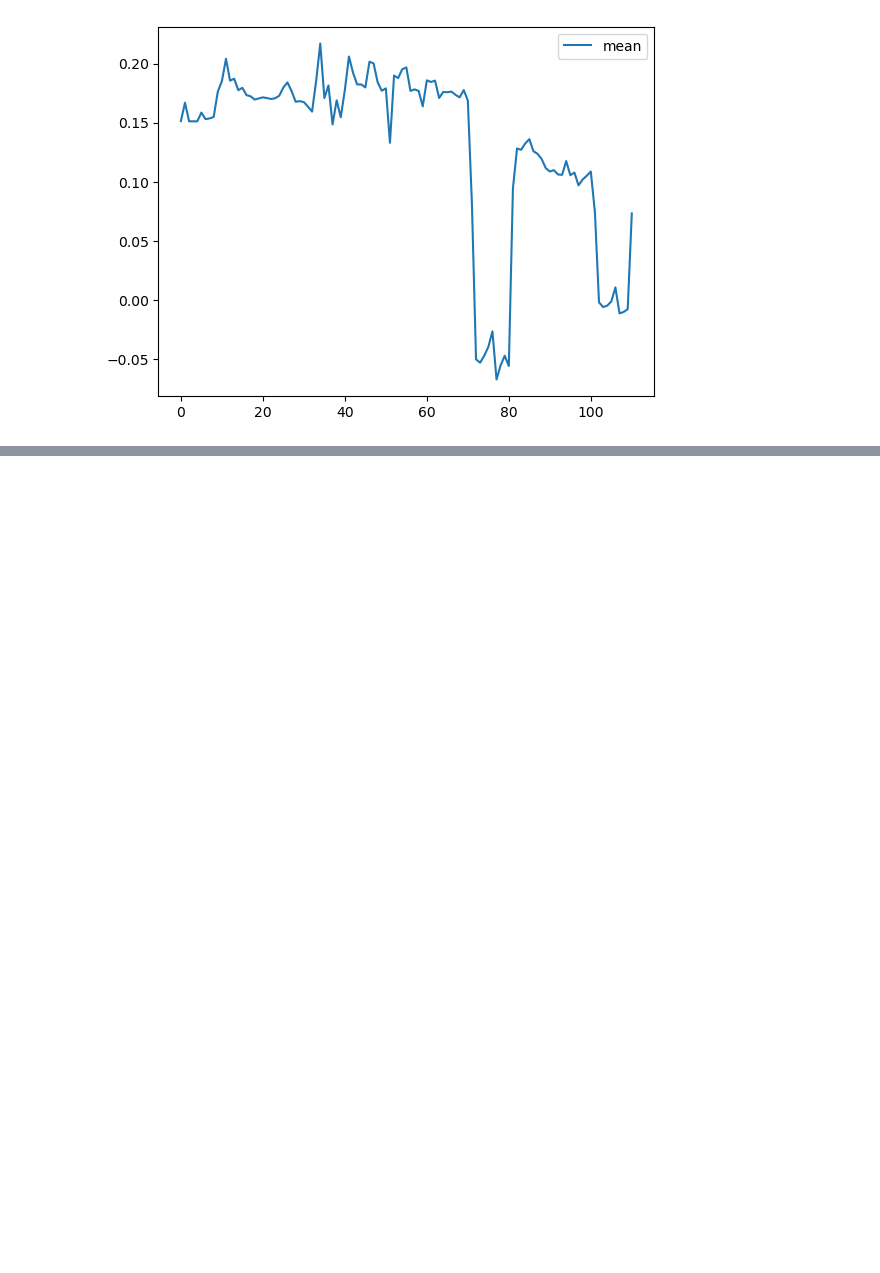
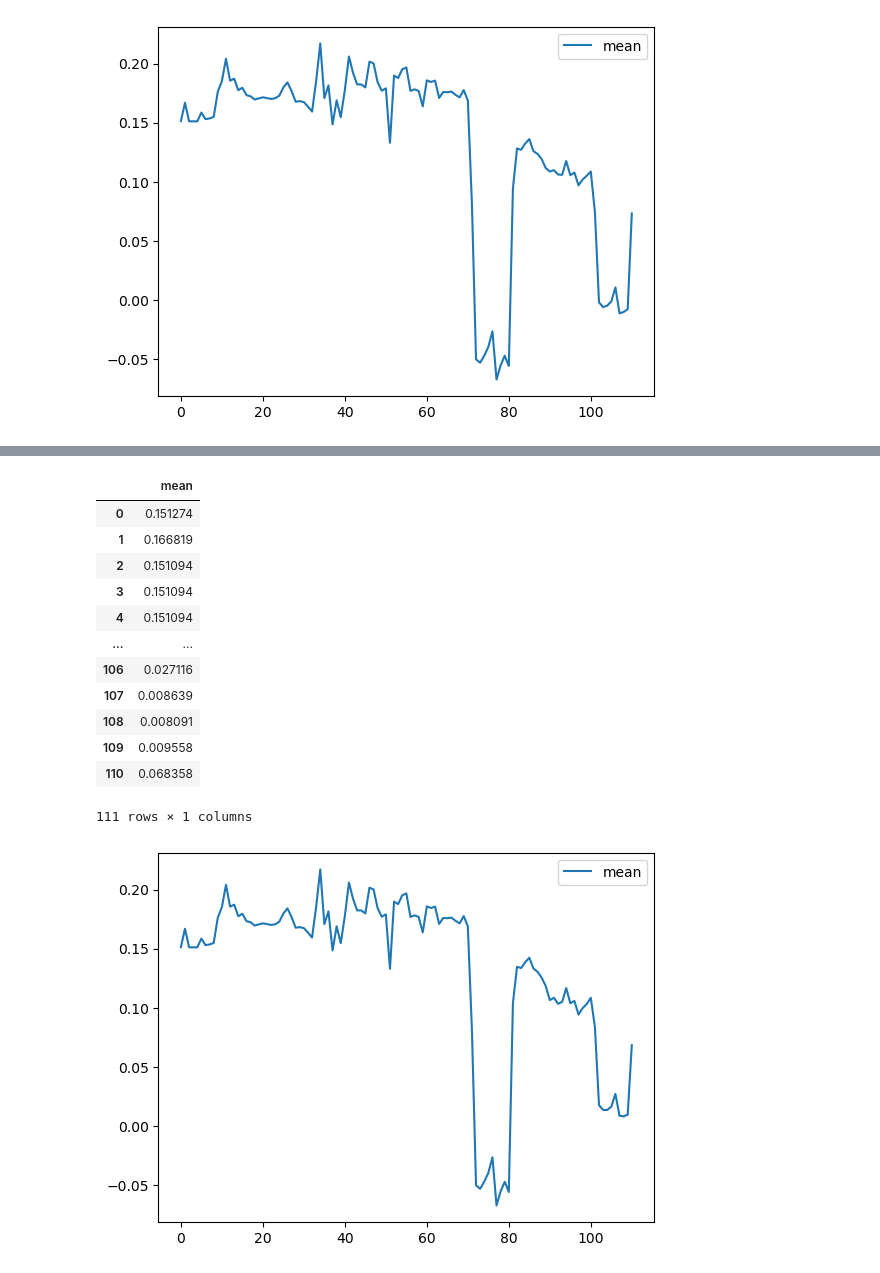
Before and after one commit to milooranm/ForecastingSentiment, a Jupyter notebook: TSA and forecasting.ipynb, the cells around one changed output, grey strips where cells are left out. Drawn from its saved outputs; the diff is of its cells as text; code cells hidden in the pictures; blank space fills up the shorter version.

```diff
--- a/TSA and forecasting.ipynb
+++ b/TSA and forecasting.ipynb
@@ -220,0 +255,17 @@ hwes(0.0001,0.9,0.5,30)
+# %%
+hwes(0.001,0.4,0.37,30)
+# %% [output]
+|  | mean |
+| 0 | 0.151274 |
+| 1 | 0.166819 |
+| 2 | 0.151094 |
+| 3 | 0.151094 |
+| 4 | 0.151094 |
+| ... | ... |
+| 106 | 0.027116 |
+| 107 | 0.008639 |
+| 108 | 0.008091 |
+| 109 | 0.009558 |
+| 110 | 0.068358 |
+111 rows × 1 columns
+[figure, added]
```
Also changed, not shown: parts of 13 cells of this notebook, 2 other files.
